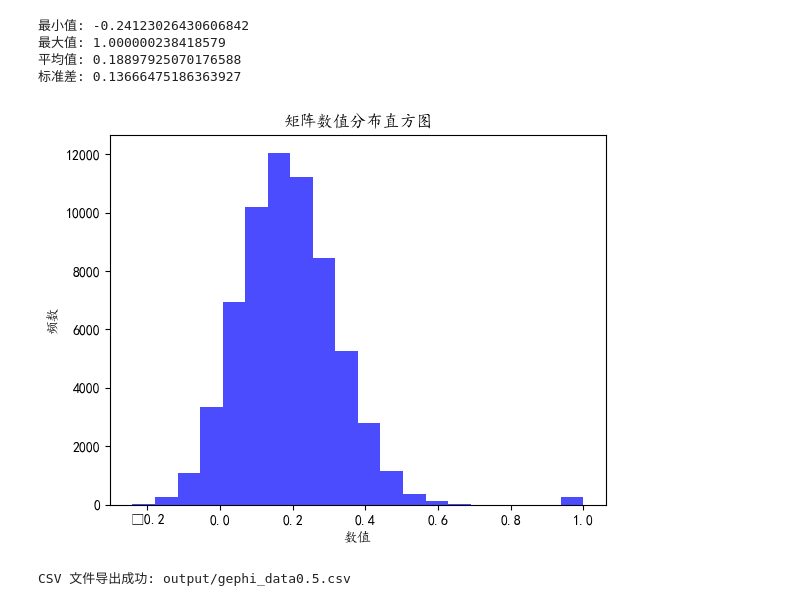
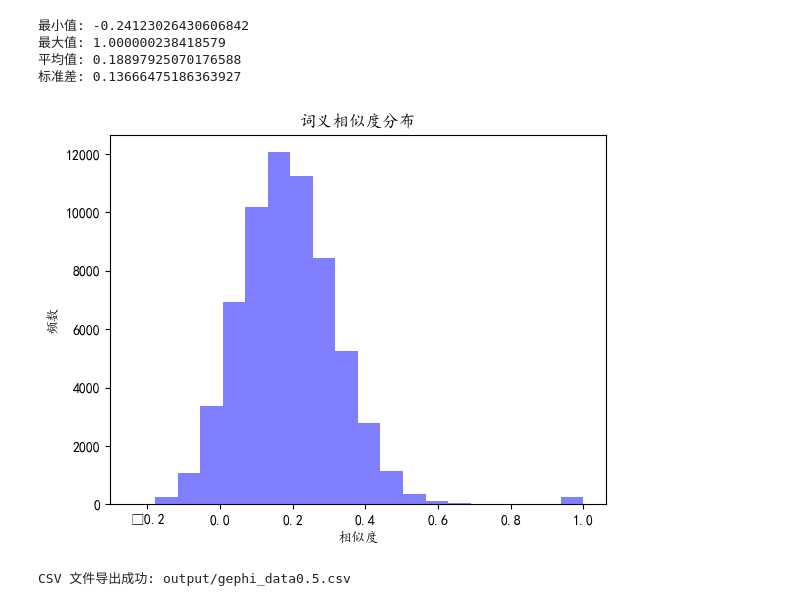
Before and after one commit to mistycrown/quan_tang_shi_analysis2, a Jupyter notebook: 3 wordnet.ipynb, the cells around one changed output. Drawn from its saved outputs; the diff is of its cells as text; code cells hidden in the pictures.

```diff
--- a/3 wordnet.ipynb
+++ b/3 wordnet.ipynb
@@ -77,20 +79,20 @@ mpl.rcParams['font.sans-serif'] = custom_font.get_name()
 # %%
 import numpy as np
 import matplotlib.pyplot as plt
 
 # 假设你有一个存储矩阵数值的numpy数组
 matrix_values = []
 for i in similarity_matrix:
     for j in i:
         matrix_values.append(j)
 # 绘制直方图
-plt.hist(matrix_values, bins=20, color='blue', alpha=0.7)  # alpha参数控制透明度
-plt.xlabel('数值')
+plt.hist(matrix_values, bins=20, color='blue', alpha=0.5)  # alpha参数控制透明度
+plt.xlabel('相似度')
 plt.ylabel('频数')
-plt.title('矩阵数值分布直方图')
+plt.title('词义相似度分布')
 plt.show()
 # %% [output]
-[figure, old version]
+[figure, new version]
 # %%
 import numpy as np
 import pandas as pd
```
Also changed, not shown: parts of 9 cells of this notebook, 5 other files.
